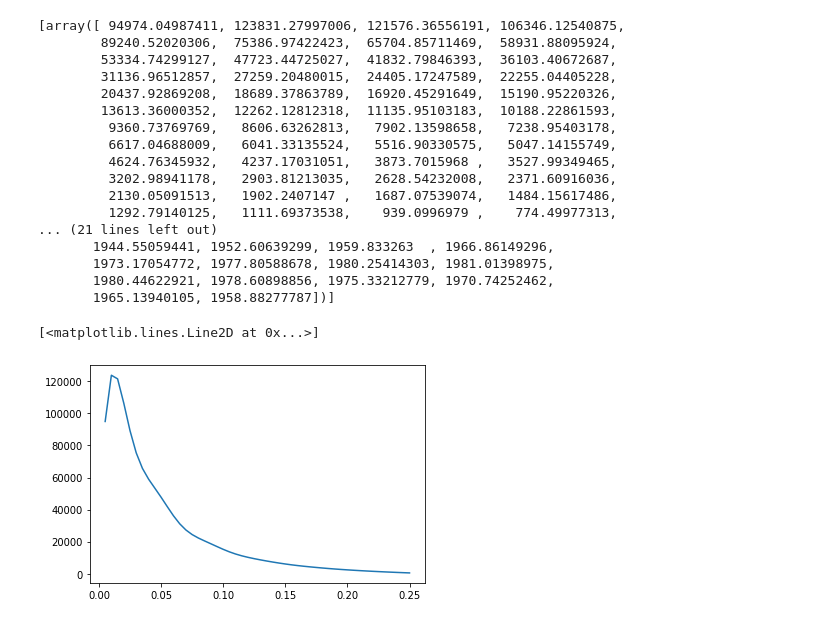
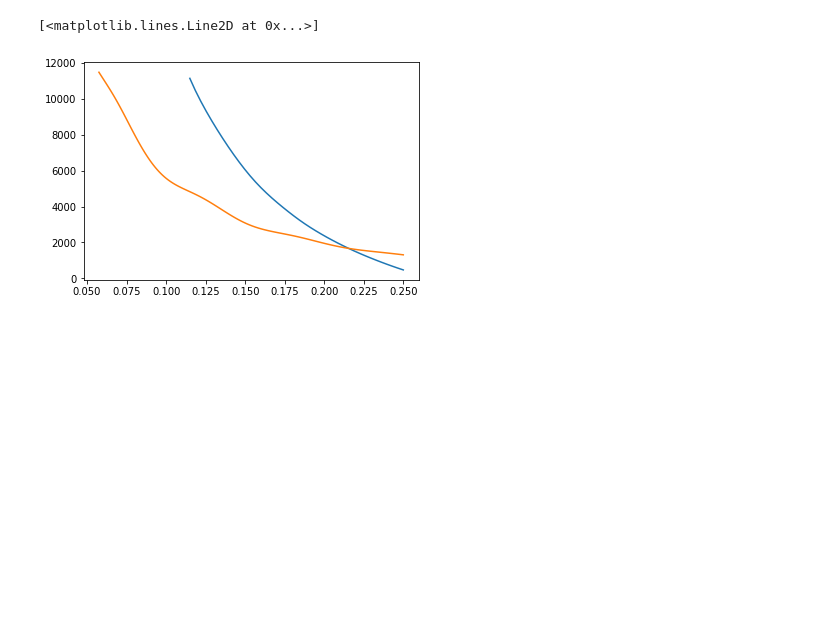
Before and after one commit to jadamo/CovNet, a Jupyter notebook: notebooks/Profile-CovaPT.ipynb, the cells around one changed output. Saved outputs shown, nothing was run; the diff lists cells and outputs as text; code cells hidden in the pictures; blank space fills up the shorter version.

```diff
--- a/notebooks/Profile-CovaPT.ipynb
+++ b/notebooks/Profile-CovaPT.ipynb
@@ -42,14 +44,7 @@ powW10=np.loadtxt(dire+'WindowPower_W10_highz.dat')
 # Columns are k P00 P02 P04 P20 P22 P24 P40 P42 P44 Nmodes
 powW22x10=np.loadtxt(dire+'WindowPower_W22xW10_highz.dat')
 
-# Include here the theory power spectrum best-fitted to the survey data
-# Currently I'm using here the Patchy output to show the comparison with mock catalogs later
-k=np.loadtxt(dire+'k_Patchy.dat'); kbins=len(k) #number of k-bins
-
-# Number of matrices to make
-N = 50000
-# Number of processors to use
-N_PROC = 94
+kbins=40
 
 # The following parameters are calculated from the survey random catalog
 # Using Iij convention in Eq.(3)
@@ -453,36 +442,10 @@ Done! Took 7 minutes 0.48 seconds
 # %%
-cosmo = Class()
-cosmo.set({'output':'mPk',
-        'non linear':'PT',
-        'IR resummation':'Yes',
-        'Bias tracers':'Yes',
-        'cb':'Yes', # use CDM+baryon spectra
-        'RSD':'Yes',
-        'AP':'Yes', # Alcock-Paczynski effect
-        'Omfid':'0.31', # fiducial Omega_m
-        'PNG':'No' # single-field inflation PNG
-        })
-Pk_galaxy = Pk_CLASS_PT([H0, omch2, ombh2, As, b1, b2], cosmo)
-print(Pk_galaxy)
-plt.plot(np.linspace(0.005, 0.25, 50), Pk_galaxy[0])
+Pk_galaxy = Pk_CLASS_PT(params, k)
+Pk_linear, s8 = Pk_lin(H0, ombh2, omch2, As, z, k)
+plt.plot(k, Pk_galaxy[0])
+plt.plot(Pk_linear[:,0], Pk_linear[:,1])
+#plt.yscale("log")
 # %% [output]
-[array([ 94974.04987411, 123831.27997006, 121576.36556191, 106346.12540875,
-        89240.52020306,  75386.97422423,  65704.85711469,  58931.88095924,
-        53334.74299127,  47723.44725027,  41832.79846393,  36103.40672687,
-        31136.96512857,  27259.20480015,  24405.17247589,  22255.04405228,
-        20437.92869208,  18689.37863789,  16920.45291649,  15190.95220326,
-        13613.36000352,  12262.12812318,  11135.95103183,  10188.22861593,
-         9360.73769769,   8606.63262813,   7902.13598658,   7238.95403178,
-         6617.04688009,   6041.33135524,   5516.90330575,   5047.14155749,
-         4624.76345932,   4237.17031051,   3873.7015968 ,   3527.99349465,
-         3202.98941178,   2903.81213035,   2628.54232008,   2371.60916036,
-         2130.05091513,   1902.2407147 ,   1687.07539074,   1484.15617486,
-         1292.79140125,   1111.69373538,    939.0996979 ,    774.49977313,
-... (21 lines left out)
-       1944.55059441, 1952.60639299, 1959.833263  , 1966.86149296,
-       1973.17054772, 1977.80588678, 1980.25414303, 1981.01398975,
-       1980.44622921, 1978.60898856, 1975.33212779, 1970.74252462,
-       1965.13940105, 1958.88277787])]
+[<matplotlib.lines.Line2D at 0x...>]
-[<matplotlib.lines.Line2D at 0x...>]
-[figure, old version]
+[figure, new version]
 # %%
```
Also changed, not shown: parts of 12 cells of this notebook, 2 other files.
